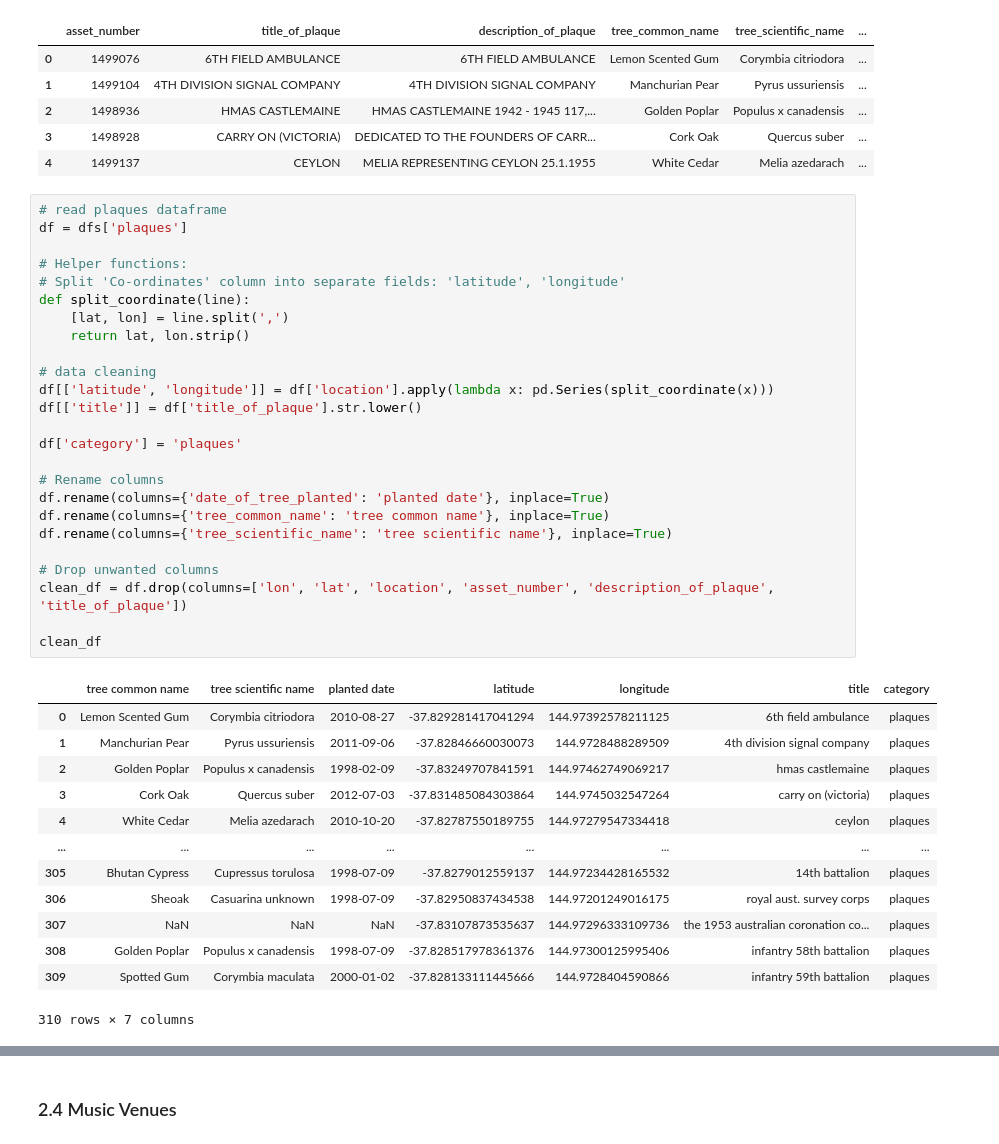
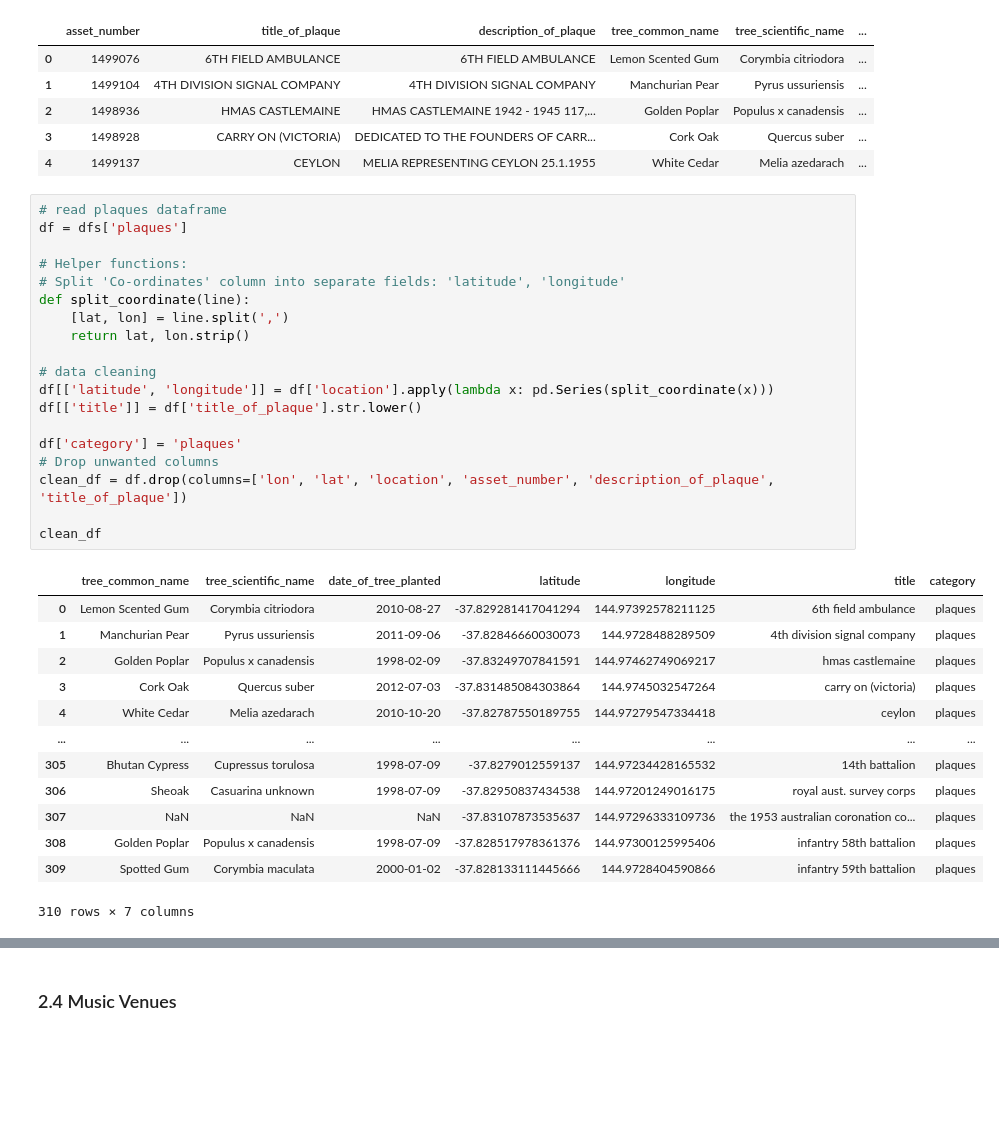
Before and after one commit to KatrinaaDing/Melbourne-City-Travel-Guide, a Jupyter notebook: R/data/poi/POI_analysis.ipynb, the cells around one changed output, grey strips where cells are left out. Drawn from its saved outputs; the diff is of its cells as text; blank space fills up the shorter version.

```diff
--- a/R/data/poi/POI_analysis.ipynb
+++ b/R/data/poi/POI_analysis.ipynb
@@ -691,30 +691,24 @@ dfs['plaques'].head()
 # %%
 # read plaques dataframe
 df = dfs['plaques']
 
 # Helper functions:
 # Split 'Co-ordinates' column into separate fields: 'latitude', 'longitude'
 def split_coordinate(line):
     [lat, lon] = line.split(',')
     return lat, lon.strip()
 
 # data cleaning
 df[['latitude', 'longitude']] = df['location'].apply(lambda x: pd.Series(split_coordinate(x)))
 df[['title']] = df['title_of_plaque'].str.lower()
 
 df['category'] = 'plaques'
-
-# Rename columns
-df.rename(columns={'date_of_tree_planted': 'planted date'}, inplace=True)
-df.rename(columns={'tree_common_name': 'tree common name'}, inplace=True)
-df.rename(columns={'tree_scientific_name': 'tree scientific name'}, inplace=True)
-
 # Drop unwanted columns
 clean_df = df.drop(columns=['lon', 'lat', 'location', 'asset_number', 'description_of_plaque', 'title_of_plaque'])
 
 clean_df
 # %% [output]
-|  | tree common name | tree scientific name | planted date | latitude | longitude | title | category |
+|  | tree_common_name | tree_scientific_name | date_of_tree_planted | latitude | longitude | title | category |
 | 0 | Lemon Scented Gum | Corymbia citriodora | 2010-08-27 | -37.829281417041294 | 144.97392578211125 | 6th field ambulance | plaques |
 | 1 | Manchurian Pear | Pyrus ussuriensis | 2011-09-06 | -37.82846660030073 | 144.9728488289509 | 4th division signal company | plaques |
 | 2 | Golden Poplar | Populus x canadensis | 1998-02-09 | -37.83249707841591 | 144.97462749069217 | hmas castlemaine | plaques |
```
Also changed, not shown: parts of 10 cells of this notebook, 6 other files.
